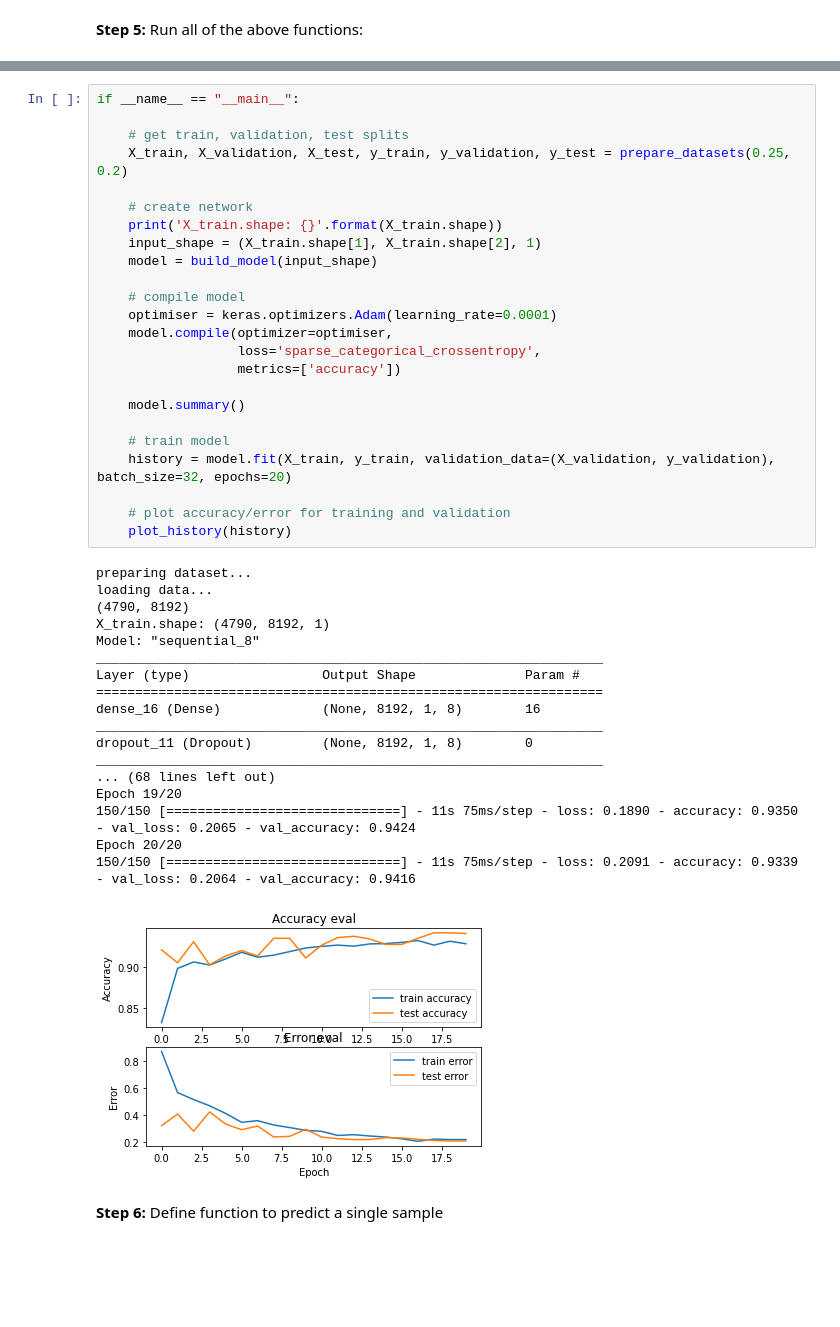
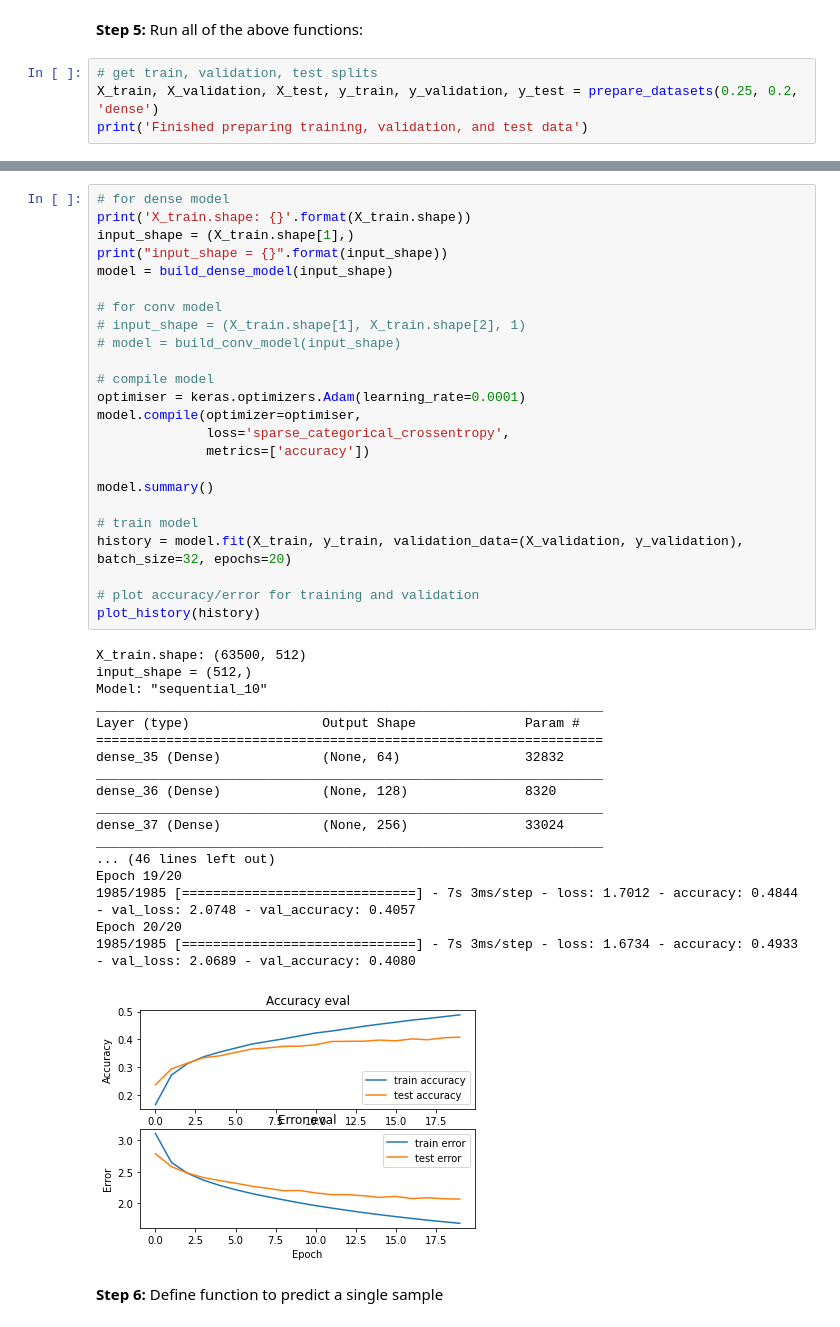
Before and after one commit to andreasfloros/Project-EMILY, a Jupyter notebook: audio_classifier_pipeline.ipynb, the cells around one changed output, grey strips where cells are left out. Saved outputs shown, nothing was run; the diff lists cells and outputs as text; blank space fills up the shorter version.

Commit message:
Several changes for dense vs conv

```diff
--- a/audio_classifier_pipeline.ipynb
+++ b/audio_classifier_pipeline.ipynb
@@ -334,3 +376,7 @@ def plot_history(history):
     plt.show()
 # %% [markdown]
 **Step 5:** Run all of the above functions:
+# %%
+# get train, validation, test splits
+X_train, X_validation, X_test, y_train, y_validation, y_test = prepare_datasets(0.25, 0.2, 'dense')
+print('Finished preparing training, validation, and test data')
@@ -337,46 +388,46 @@ def plot_history(history):
 # %%
-if __name__ == "__main__":
+# for dense model
+print('X_train.shape: {}'.format(X_train.shape))
+input_shape = (X_train.shape[1],)
+print("input_shape = {}".format(input_shape))
+model = build_dense_model(input_shape)
 
-    # get train, validation, test splits
-    X_train, X_validation, X_test, y_train, y_validation, y_test = prepare_datasets(0.25, 0.2)
+# for conv model
+# input_shape = (X_train.shape[1], X_train.shape[2], 1)
+# model = build_conv_model(input_shape)
 
-    # create network
-    print('X_train.shape: {}'.format(X_train.shape))
-    input_shape = (X_train.shape[1], X_train.shape[2], 1)
-    model = build_model(input_shape)
+# compile model
+optimiser = keras.optimizers.Adam(learning_rate=0.0001)
+model.compile(optimizer=optimiser,
+              loss='sparse_categorical_crossentropy',
+              metrics=['accuracy'])
 
-    # compile model
-    optimiser = keras.optimizers.Adam(learning_rate=0.0001)
-    model.compile(optimizer=optimiser,
-                  loss='sparse_categorical_crossentropy',
-                  metrics=['accuracy'])
+model.summary()
 
-    model.summary()
+# train model
+history = model.fit(X_train, y_train, validation_data=(X_validation, y_validation), batch_size=32, epochs=20)
 
-    # train model
-    history = model.fit(X_train, y_train, validation_data=(X_validation, y_validation), batch_size=32, epochs=20)
-
-    # plot accuracy/error for training and validation
-    plot_history(history)
+# plot accuracy/error for training and validation
+plot_history(history)
 # %% [output]
-preparing dataset...
-loading data...
-(4790, 8192)
-X_train.shape: (4790, 8192, 1)
-Model: "sequential_8"
+X_train.shape: (63500, 512)
+input_shape = (512,)
+Model: "sequential_10"
 _________________________________________________________________
 Layer (type)                 Output Shape              Param #
 =================================================================
-dense_16 (Dense)             (None, 8192, 1, 8)        16
+dense_35 (Dense)             (None, 64)                32832
 _________________________________________________________________
-dropout_11 (Dropout)         (None, 8192, 1, 8)        0
+dense_36 (Dense)             (None, 128)               8320
 _________________________________________________________________
-... (68 lines left out)
+dense_37 (Dense)             (None, 256)               33024
+_________________________________________________________________
+... (46 lines left out)
 Epoch 19/20
-150/150 [==============================] - 11s 75ms/step - loss: 0.1890 - accuracy: 0.9350 - val_loss: 0.2065 - val_accuracy: 0.9424
+1985/1985 [==============================] - 7s 3ms/step - loss: 1.7012 - accuracy: 0.4844 - val_loss: 2.0748 - val_accuracy: 0.4057
 Epoch 20/20
-150/150 [==============================] - 11s 75ms/step - loss: 0.2091 - accuracy: 0.9339 - val_loss: 0.2064 - val_accuracy: 0.9416
+1985/1985 [==============================] - 7s 3ms/step - loss: 1.6734 - accuracy: 0.4933 - val_loss: 2.0689 - val_accuracy: 0.4080
-[figure, old version]
+[figure, new version]
 # %% [markdown]
 **Step 6:** Define function to predict a single sample
 # %%
```
Also changed, not shown: parts of 14 cells of this notebook.
